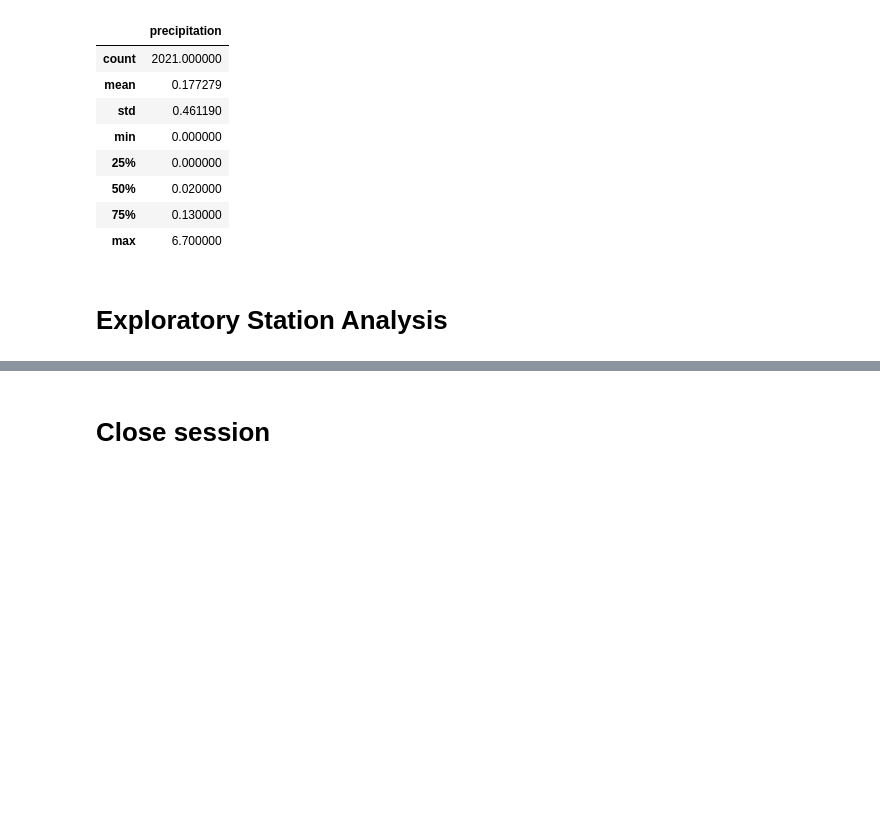
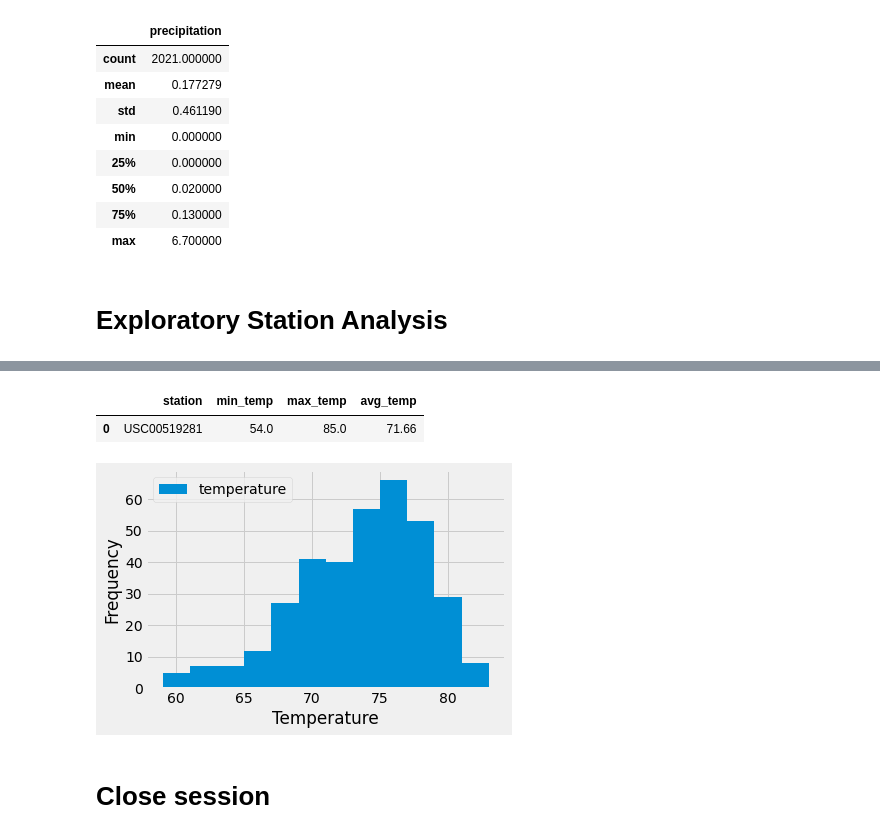
Before and after one commit to spicuzzi2010/sqlalchemy-challenge, a Jupyter notebook: climate_starter.ipynb, the cells around one changed output, grey strips where cells are left out. Saved outputs shown, nothing was run; the diff lists cells and outputs as text; code cells hidden in the pictures; blank space fills up the shorter version.

Commit message:
adding station analysis code

```diff
--- a/climate_starter.ipynb
+++ b/climate_starter.ipynb
@@ -113,8 +153,35 @@ last_year_prcp_df.describe()
 # %%
 # Using the most active station id from the previous query, calculate the lowest, highest, and average temperature.
+sel = [Measurement.station,
+       func.min(Measurement.tobs).label("min_temp"),
+       func.max(Measurement.tobs).label("max_temp"),
+       func.round(func.avg(Measurement.tobs),2).label("avg_temp")]
+
+waihee_temp = session.query(*sel).\
+filter(Measurement.station == most_active).all()
+
+waihee_temp_df = pd.DataFrame(waihee_temp)
+waihee_temp_df
+# %% [output]
+|  | station | min_temp | max_temp | avg_temp |
+| 0 | USC00519281 | 54.0 | 85.0 | 71.66 |
 # %%
 # Using the most active station id
 # Query the last 12 months of temperature observation data for this station and plot the results as a histogram
+last_year_temp = session.query(Measurement.station,Station.name, Measurement.date, Measurement.tobs).\
+filter(Measurement.date >= one_year_ago.date()).\
+filter(Measurement.station == Station.station).\
+filter(Measurement.station == most_active).all()
+
+last_year_temp_df = pd.DataFrame(last_year_temp, columns=["station_id","station_name","date","temperature"])
+# %%
+last_year_temp_df.sort_values(by=['date'], inplace=True)
+# %%
+last_year_temp_df.plot.hist(bins=12)
+plt.xlabel('Temperature')
+plt.tight_layout()
+# %% [output]
+[figure, added]
 # %% [markdown]
 # Close session
 # %%
```
Also changed, not shown: parts of 8 cells of this notebook.
